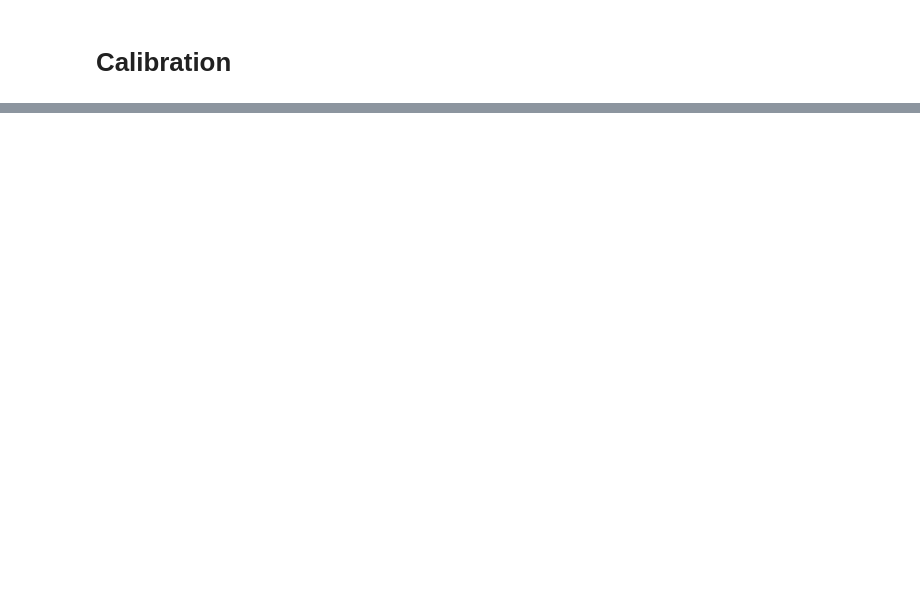
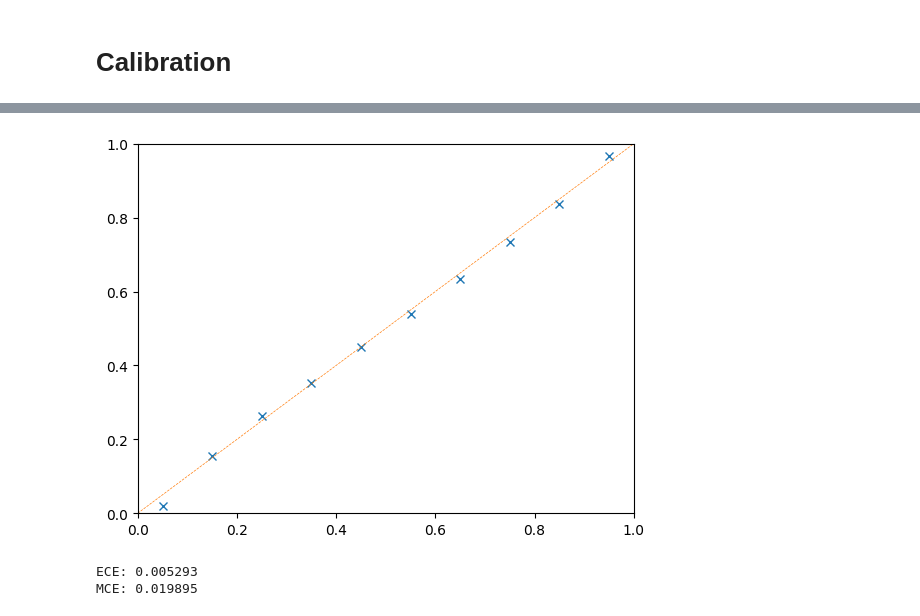
Before and after one commit to carlosinator/cil-sentiment, a Jupyter notebook: calibration_testing.ipynb, the cells around one changed output, grey strips where cells are left out. Saved outputs shown, nothing was run; the diff lists cells and outputs as text; code cells hidden in the pictures; blank space fills up the shorter version.

```diff
--- a/calibration_testing.ipynb
+++ b/calibration_testing.ipynb
@@ -107,0 +164,61 @@ for i in range(NUM_BUCKETS):
+# %%
+def get_calibration_vecs(num_buckets, positives, pos_confidences):
+  """
+  create vectors required for calibration
+
+  args:
+  num_buckets (int) : number of buckets to create
+  positives (np.array) : 1-D labels of data (1 if positive, 0 if negative)
+  pos_confidences (np.array) : 1-D confidences in positivity of model
+
+  returns: corr_frac, conf_frac, num_in_bucket
+    corr_frac (np.array) : fraction of correct preds in buckets
+    conf_frac (np.array) : mean confidence in each bucket
+    num_in_bucket (np.array) : number of samples in each bucket
+
+  """
+
+  corr_frac = []
+  conf_frac = []
+  num_in_bucket = []
+
+  for i in range(NUM_BUCKETS):
+    mask = np.logical_and(pos_confidences >= i/NUM_BUCKETS, pos_confidences < (i+1)/NUM_BUCKETS)
+    corr_frac.append(np.mean(positives[mask]))
+    conf_frac.append(np.mean(pos_confidences[mask]))
+    num_in_bucket.append(pos_confidences[mask].shape[0])
+
+
+  corr_frac = np.array(corr_frac)
+  conf_frac = np.array(conf_frac)
+  num_in_bucket = np.array(num_in_bucket)
+
+
+  return corr_frac, conf_frac, num_in_bucket
+# %%
+import matplotlib.pyplot as plt
+
+corr_frac, conf_frac, num_in_bucket = get_calibration_vecs(NUM_BUCKETS, positives, pos_preds)
+
+
+plt.plot(np.linspace(1/(2*NUM_BUCKETS), 1-1/(2*NUM_BUCKETS), NUM_BUCKETS), corr_frac, 'x')
+plt.plot(np.array([0, 1]), np.array([0, 1]), "--", linewidth=0.5)
+plt.xlim((0, 1))
+plt.ylim((0, 1))
+plt.show()
+# %% [output]
+[figure, added]
+# %%
+total = np.sum(num_in_bucket)
+
+# expected calibration error
+ece = (1/total) * np.sum(num_in_bucket * np.abs(corr_frac - conf_frac))
+
+# max calibration error
+mce = np.max(np.abs(corr_frac - conf_frac))
+
+print(f"ECE: {ece:.6f}")
+print(f"MCE: {mce:.6f}")
+# %% [output]
+ECE: 0.005293
+MCE: 0.019895
```
Also changed, not shown: parts of 9 cells of this notebook.
